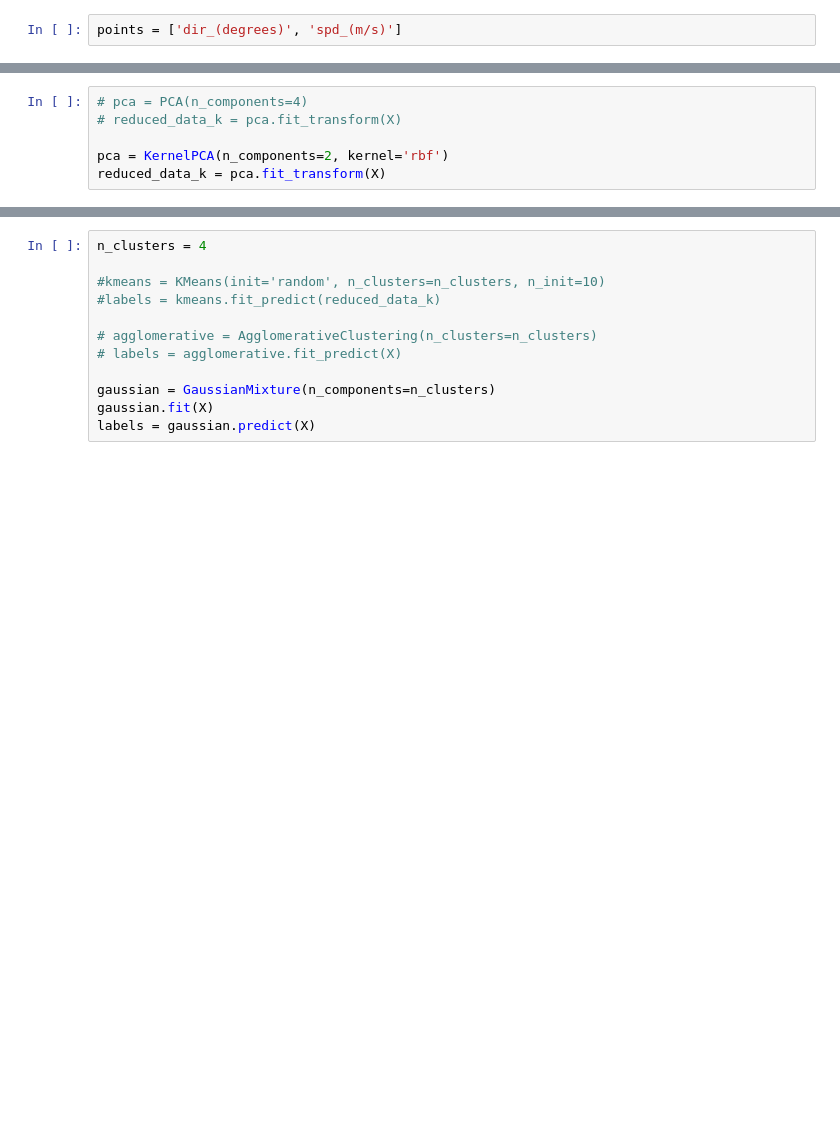
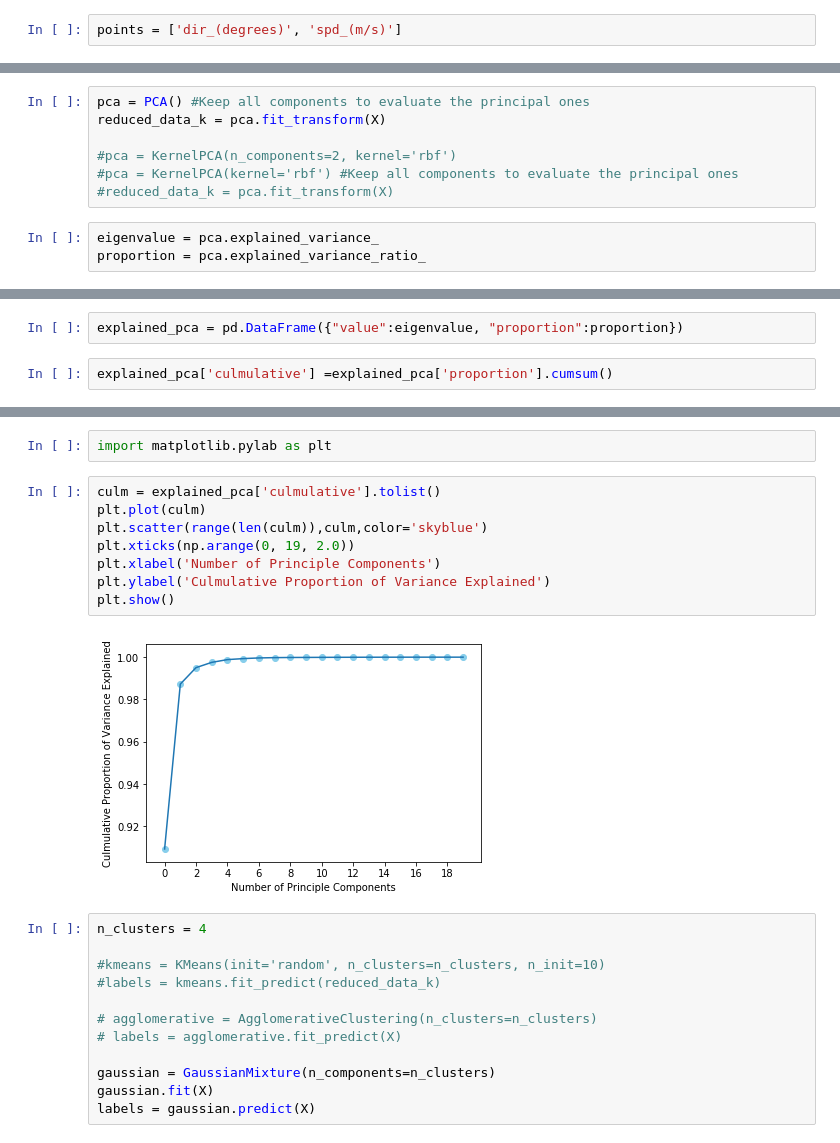
Before and after one commit to guiguiguiguigui/ml_air_quality, a Jupyter notebook: PCA_color.ipynb, the cells around one changed output, grey strips where cells are left out. Drawn from its saved outputs; the diff is of its cells as text; blank space fills up the shorter version.

```diff
--- a/PCA_color.ipynb
+++ b/PCA_color.ipynb
@@ -34,7 +42,11 @@ X = df_merged[features].as_matrix()
 Y = df_merged[points]
 # %%
-# pca = PCA(n_components=4)
-# reduced_data_k = pca.fit_transform(X)
+pca = PCA() #Keep all components to evaluate the principal ones
+reduced_data_k = pca.fit_transform(X)
 
-pca = KernelPCA(n_components=2, kernel='rbf')
-reduced_data_k = pca.fit_transform(X)
+#pca = KernelPCA(n_components=2, kernel='rbf')
+#pca = KernelPCA(kernel='rbf') #Keep all components to evaluate the principal ones
+#reduced_data_k = pca.fit_transform(X)
+# %%
+eigenvalue = pca.explained_variance_
+proportion = pca.explained_variance_ratio_
@@ -40,0 +57,4 @@ reduced_data_k = pca.fit_transform(X)
+# %%
+explained_pca = pd.DataFrame({"value":eigenvalue, "proportion":proportion})
+# %%
+explained_pca['culmulative'] =explained_pca['proportion'].cumsum()
@@ -41,3 +82,15 @@ reduced_data_k = pca.fit_transform(X)
+# %%
+import matplotlib.pylab as plt
+# %%
+culm = explained_pca['culmulative'].tolist()
+plt.plot(culm)
+plt.scatter(range(len(culm)),culm,color='skyblue')
+plt.xticks(np.arange(0, 19, 2.0))
+plt.xlabel('Number of Principle Components')
+plt.ylabel('Culmulative Proportion of Variance Explained')
+plt.show()
+# %% [output]
+[figure, added]
 # %%
 n_clusters = 4
 
```
Also changed, not shown: parts of 7 cells of this notebook.
